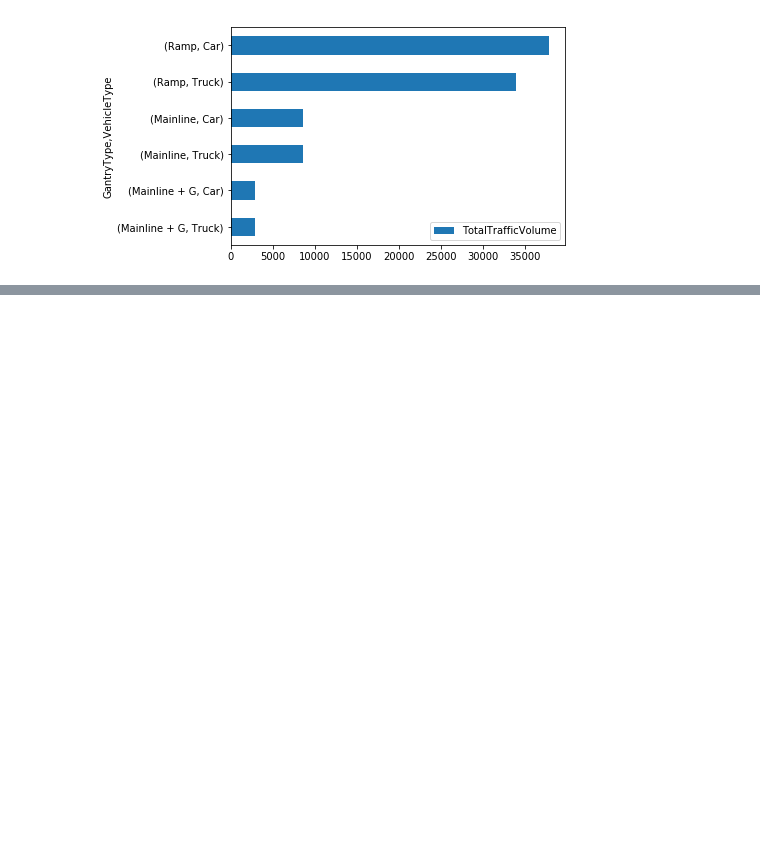
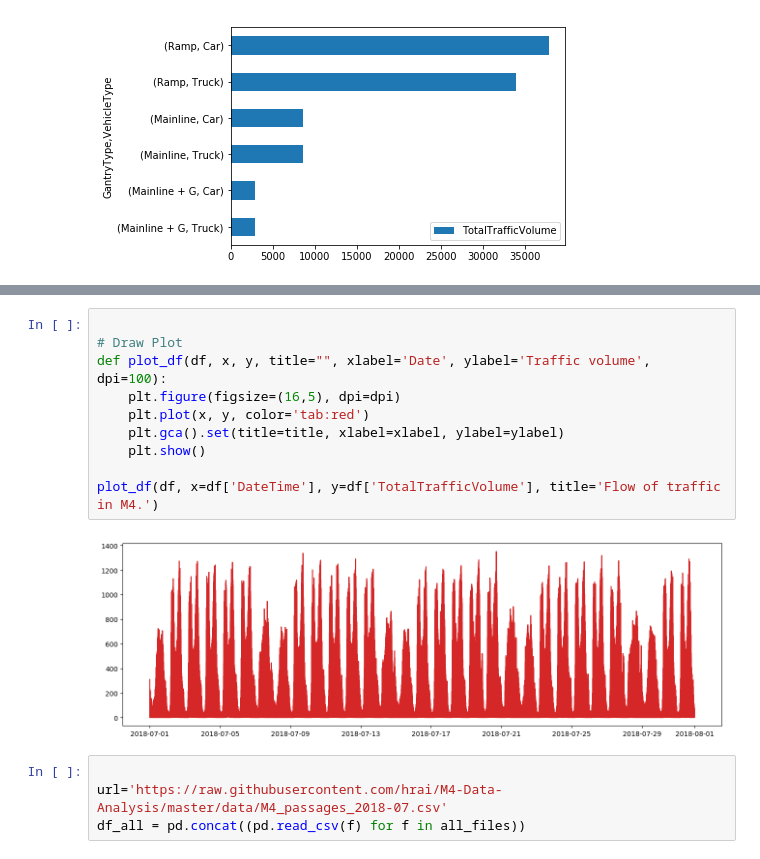
Before and after one commit to hrai/-M4-Data-Analysis, a Jupyter notebook: Assignment_2.ipynb, the cells around one changed output, grey strips where cells are left out. Cells and saved outputs as stored; diff of their text form; blank space fills up the shorter version.

Commit message:
Added visualisation

```diff
--- a/Assignment_2.ipynb
+++ b/Assignment_2.ipynb
@@ -173,0 +201,16 @@ car_data_count.sort_values(by='TotalTrafficVolume').plot(kind='barh')
+# %%
+
+# Draw Plot
+def plot_df(df, x, y, title="", xlabel='Date', ylabel='Traffic volume', dpi=100):
+    plt.figure(figsize=(16,5), dpi=dpi)
+    plt.plot(x, y, color='tab:red')
+    plt.gca().set(title=title, xlabel=xlabel, ylabel=ylabel)
+    plt.show()
+
+plot_df(df, x=df['DateTime'], y=df['TotalTrafficVolume'], title='Flow of traffic in M4.')
+# %% [output]
+[figure, added]
+# %%
+
+url='https://raw.githubusercontent.com/hrai/M4-Data-Analysis/master/data/M4_passages_2018-07.csv'
+df_all = pd.concat((pd.read_csv(f) for f in all_files))
```
Also changed, not shown: parts of 9 cells of this notebook.
